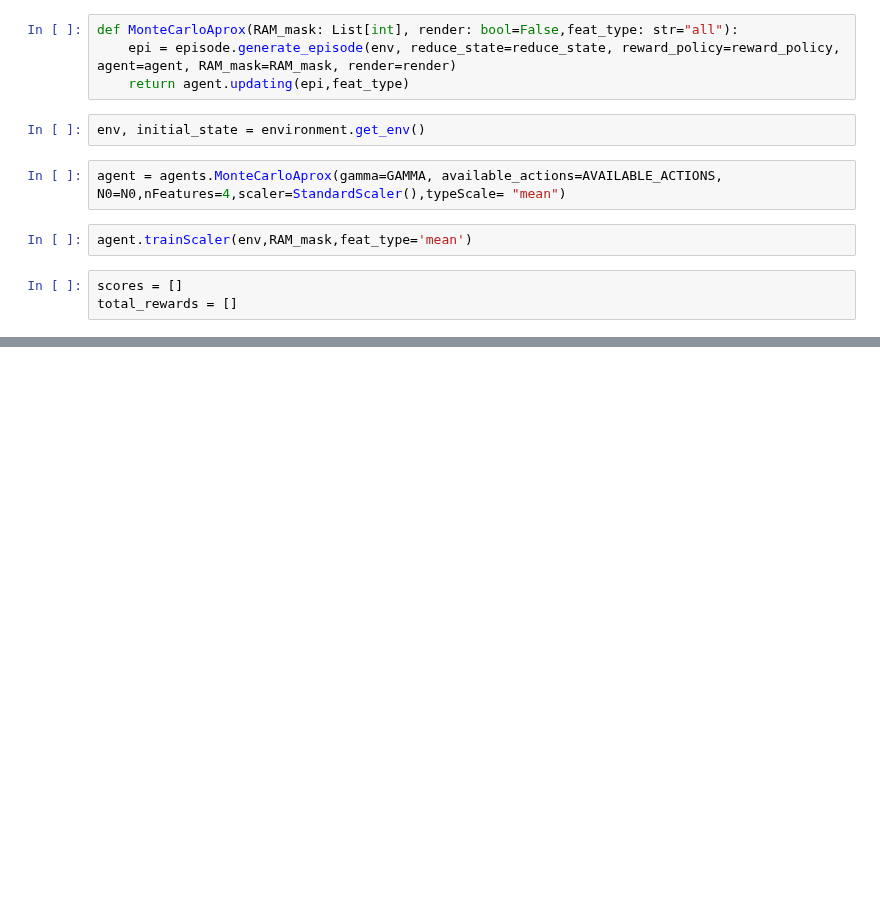
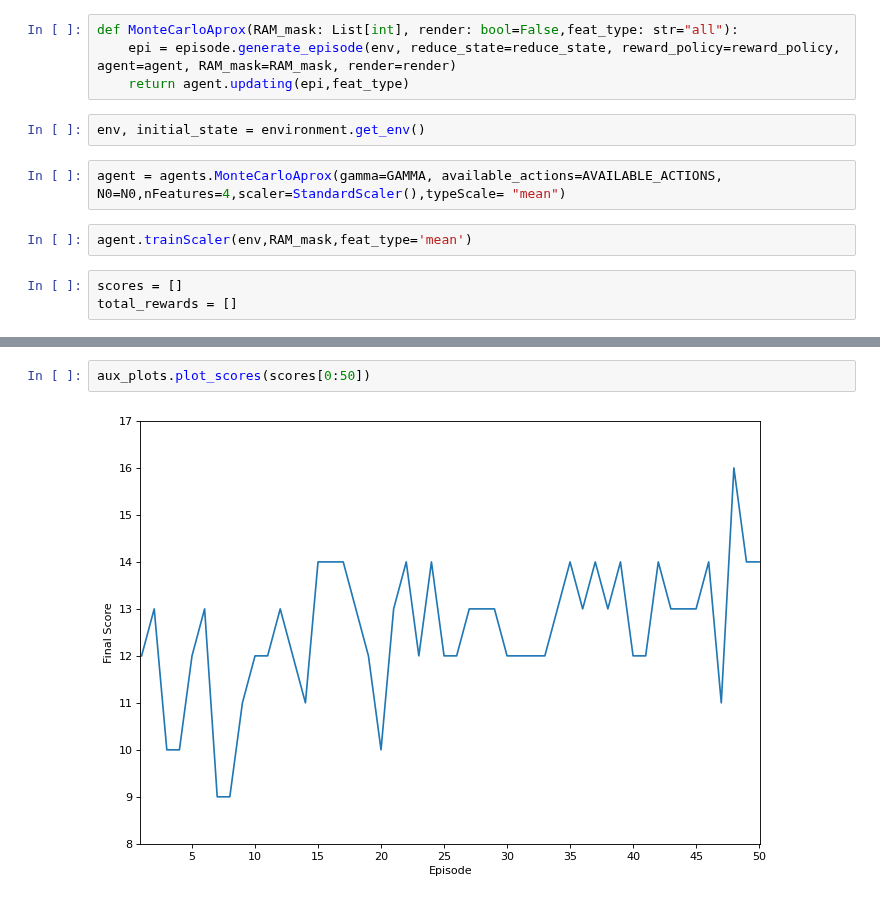
Before and after one commit to DionisiusMayr/FreewayGame, a Jupyter notebook: victor.sot/Montecarlo Approximator notebook2.ipynb, the cells around one changed output, grey strips where cells are left out. Cells and saved outputs as stored; diff of their text form; blank space fills up the shorter version.

```diff
--- a/victor.sot/Montecarlo Approximator notebook2.ipynb
+++ b/victor.sot/Montecarlo Approximator notebook2.ipynb
@@ -164,3 +162,7 @@ aux_plots.plot_scores(scores)
+# %%
+aux_plots.plot_scores(scores[0:50])
+# %% [output]
+[figure, added]
 # %%
 aux_plots.plot_rewards(total_rewards)
 # %% [output]
```
Also changed, not shown: parts of 9 cells of this notebook, 11 other files.
